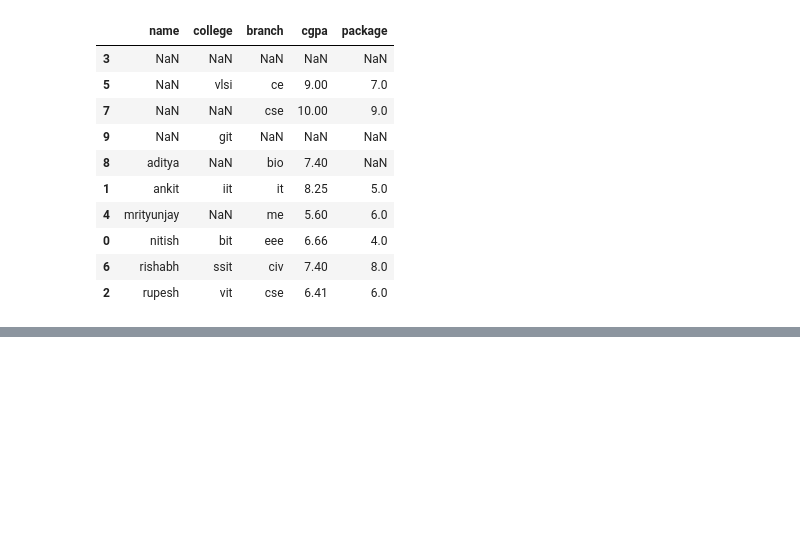
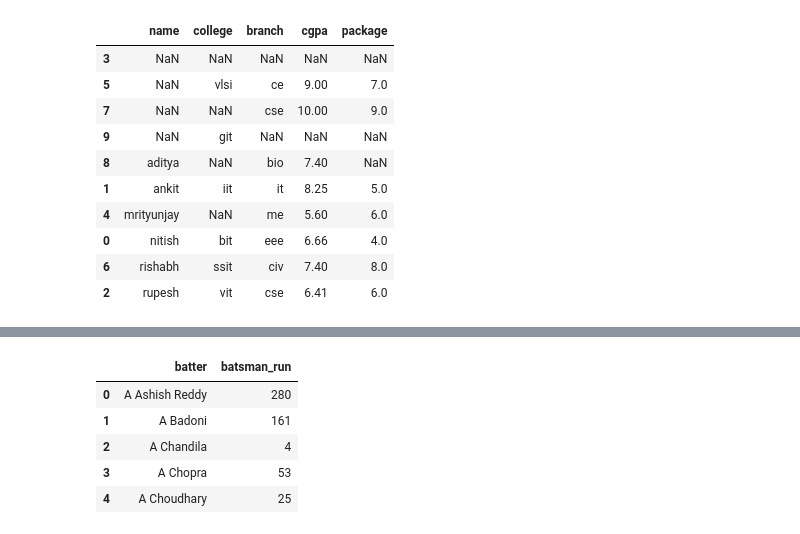
Before and after one commit to amitmishra-cs/Python-for-data-Science-2024, a Jupyter notebook: 05_Pandas/01_pandas.ipynb, the cells around one changed output, grey strips where cells are left out. Saved outputs shown, nothing was run; the diff lists cells and outputs as text; code cells hidden in the pictures; blank space fills up the shorter version.

```diff
--- a/05_Pandas/01_pandas.ipynb
+++ b/05_Pandas/01_pandas.ipynb
@@ -1735 +1735,12 @@ movies.sort_values(['year_of_release', 'title_x'])
 1629 rows × 18 columns
+# %%
+# rank(series)
+batsman = pd.read_csv('batsman_runs_ipl.csv')
+batsman.head()
+# %% [output]
+|  | batter | batsman_run |
+| 0 | A Ashish Reddy | 280 |
+| 1 | A Badoni | 161 |
+| 2 | A Chandila | 4 |
+| 3 | A Chopra | 53 |
+| 4 | A Choudhary | 25 |
```
Also changed, not shown: parts of 1 cell of this notebook.
